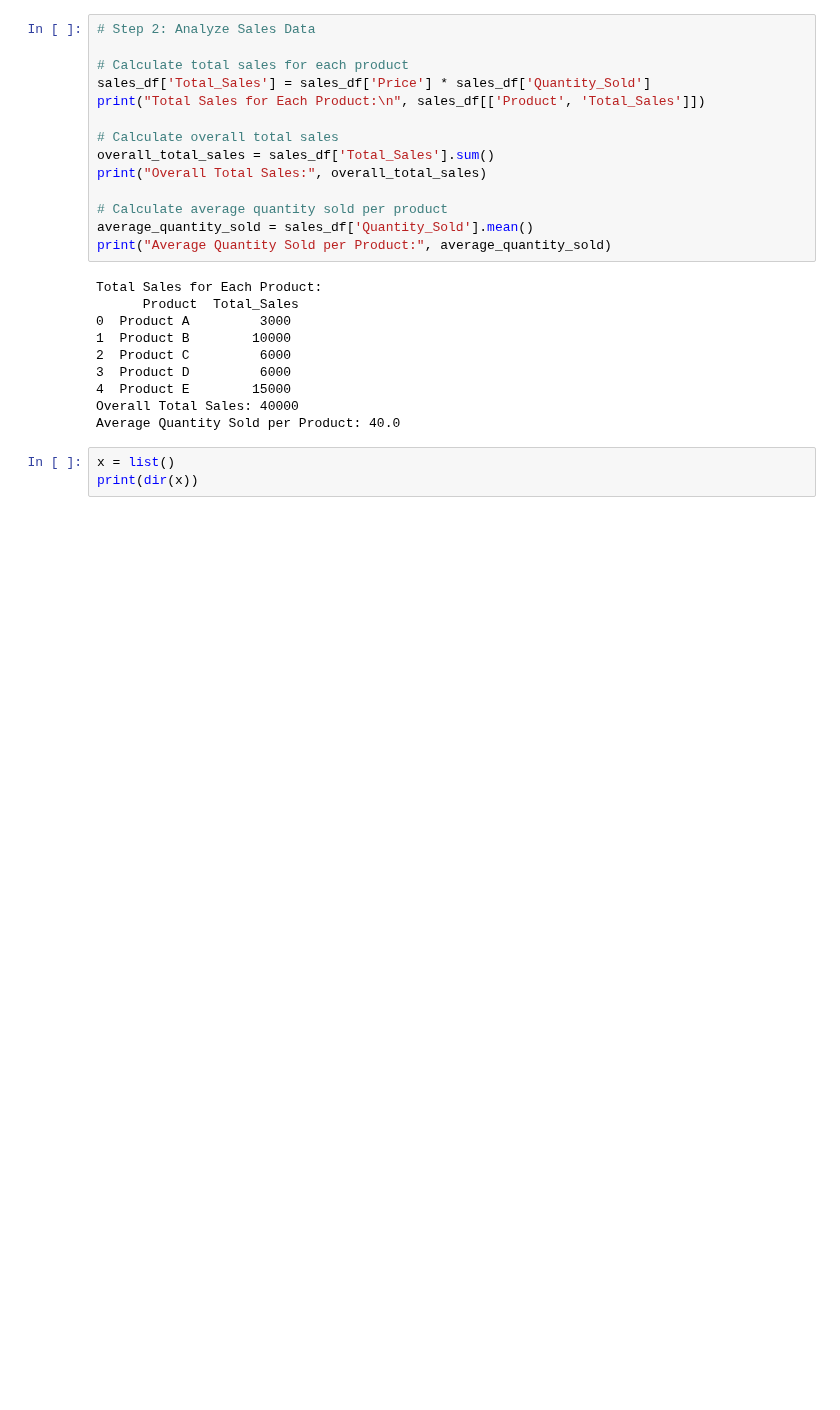
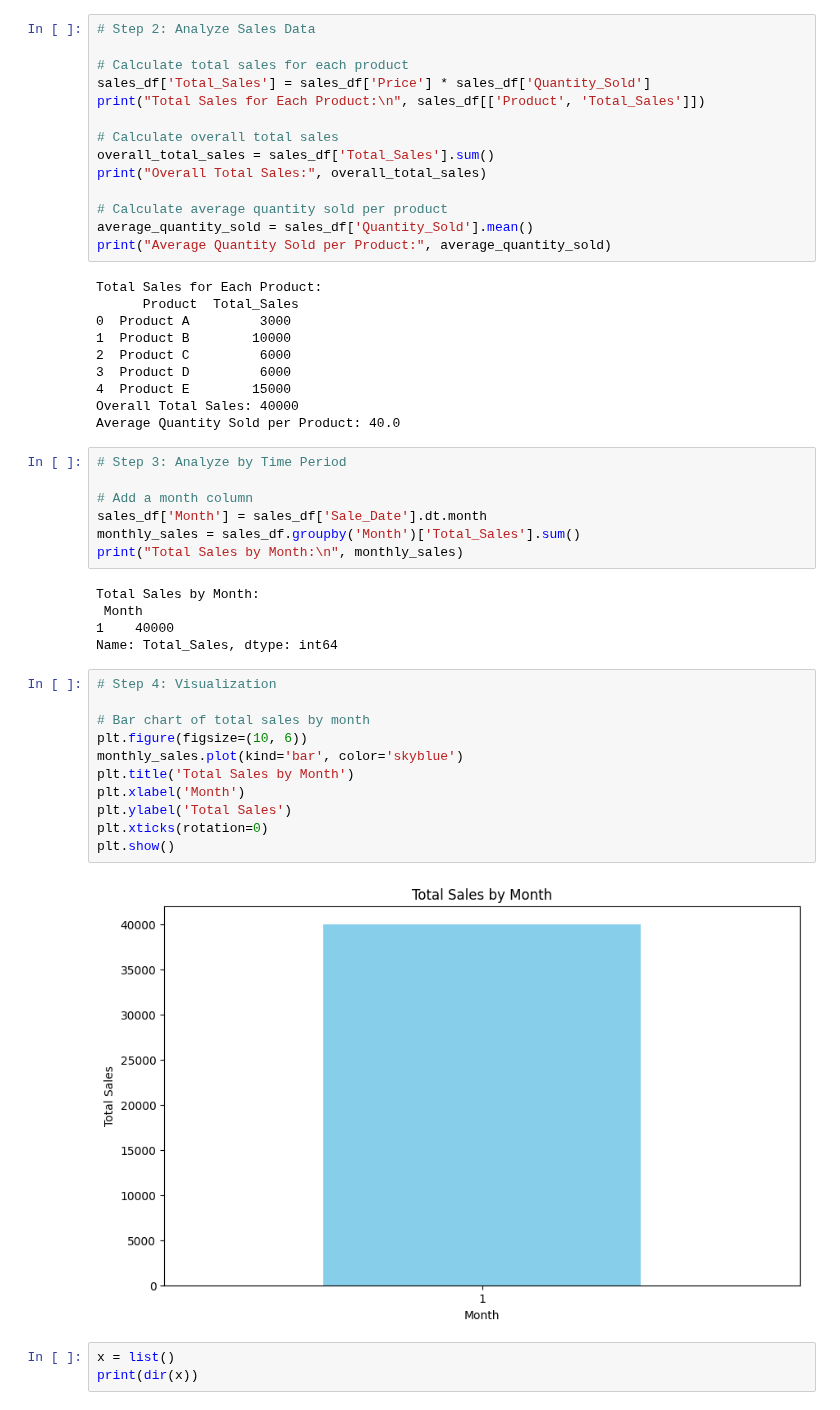
Before and after one commit to Fadilsa9/-2-TheFounder-Tsifrotech, a Jupyter notebook: 7_4__MyAdditionPracticeTasks_.ipynb, the cells around one changed output. Cells and saved outputs as stored; diff of their text form; blank space fills up the shorter version.

Commit message:
Step 4: Visualization

```diff
--- a/7_4__MyAdditionPracticeTasks_.ipynb
+++ b/7_4__MyAdditionPracticeTasks_.ipynb
@@ -592,6 +592,31 @@ Total Sales for Each Product:
 4  Product E        15000
 Overall Total Sales: 40000
 Average Quantity Sold per Product: 40.0
+# %%
+# Step 3: Analyze by Time Period
+
+# Add a month column
+sales_df['Month'] = sales_df['Sale_Date'].dt.month
+monthly_sales = sales_df.groupby('Month')['Total_Sales'].sum()
+print("Total Sales by Month:\n", monthly_sales)
+# %% [output]
+Total Sales by Month:
+ Month
+1    40000
+Name: Total_Sales, dtype: int64
+# %%
+# Step 4: Visualization
+
+# Bar chart of total sales by month
+plt.figure(figsize=(10, 6))
+monthly_sales.plot(kind='bar', color='skyblue')
+plt.title('Total Sales by Month')
+plt.xlabel('Month')
+plt.ylabel('Total Sales')
+plt.xticks(rotation=0)
+plt.show()
+# %% [output]
+[figure, added]
 # %%
 x = list()
 print(dir(x))
```
